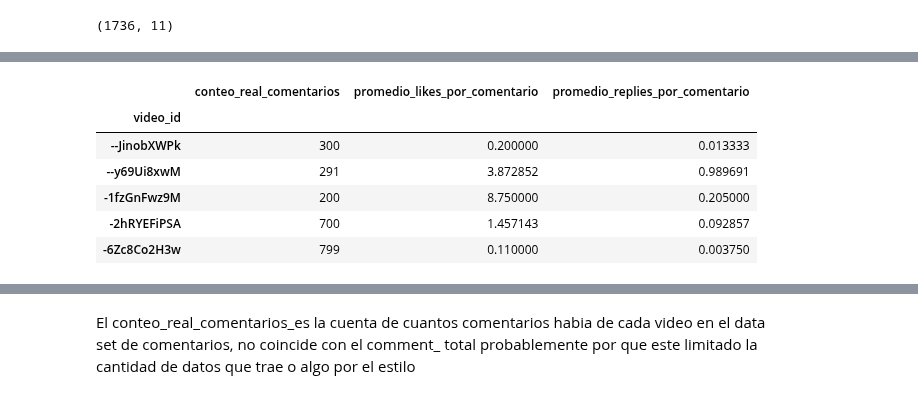
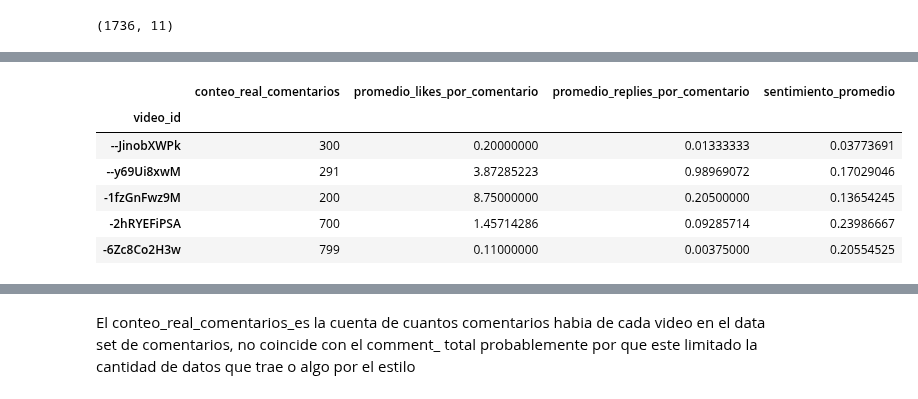
Before and after one commit to JimelopR/-Titulacion-DiplomadoCienciaDeDatos, a Jupyter notebook: Modulo2/Practica2/NotebookInicialPractica2.ipynb, the cells around one changed output, grey strips where cells are left out. Cells and saved outputs as stored; diff of their text form; code cells hidden in the pictures.

```diff
--- a/Modulo2/Practica2/NotebookInicialPractica2.ipynb
+++ b/Modulo2/Practica2/NotebookInicialPractica2.ipynb
@@ -154,0 +192,11 @@ df_video_stats.shape
+# %%
+# Función para obtener solo la polaridad (sentimiento)
+def get_sentiment(text):
+    try:
+        # Convertimos a string por si hay valores nulos o números
+        return TextBlob(str(text)).sentiment.polarity
+    except:
+        return 0
+
+# Aplicamos al dataset original de comentarios
+df_GBcomments['sentiment_score'] = df_GBcomments['comment_text'].apply(get_sentiment)
@@ -155,20 +217,22 @@ df_video_stats.shape
 # %%
 #Resumimos los comentarios
 resumen_comentarios = df_GBcomments.groupby('video_id').agg({
     'comment_text': 'count',      # Total de renglones
     'likes_comment': 'mean',      # Promedio de likes por comentario
-    'replies_comment':'mean'
+    'replies_comment':'mean',
+    'sentiment_score': 'mean'        # Promedio de sentimiento
 }).rename(columns={
     'likes_comment':'promedio_likes_por_comentario',
     'replies_comment':'promedio_replies_por_comentario',
-    'comment_text': 'conteo_real_comentarios'})
+    'comment_text': 'conteo_real_comentarios',
+    'sentiment_score': 'sentimiento_promedio'})
 resumen_comentarios.head(5)
 # %% [output]
-|  | conteo_real_comentarios | promedio_likes_por_comentario | promedio_replies_por_comentario |
-| video_id |  |  |  |
-| --JinobXWPk | 300 | 0.200000 | 0.013333 |
-| --y69Ui8xwM | 291 | 3.872852 | 0.989691 |
-| -1fzGnFwz9M | 200 | 8.750000 | 0.205000 |
-| -2hRYEFiPSA | 700 | 1.457143 | 0.092857 |
-| -6Zc8Co2H3w | 799 | 0.110000 | 0.003750 |
+|  | conteo_real_comentarios | promedio_likes_por_comentario | promedio_replies_por_comentario | sentimiento_promedio |
+| video_id |  |  |  |  |
+| --JinobXWPk | 300 | 0.20000000 | 0.01333333 | 0.03773691 |
+| --y69Ui8xwM | 291 | 3.87285223 | 0.98969072 | 0.17029046 |
+| -1fzGnFwz9M | 200 | 8.75000000 | 0.20500000 | 0.13654245 |
+| -2hRYEFiPSA | 700 | 1.45714286 | 0.09285714 | 0.23986667 |
+| -6Zc8Co2H3w | 799 | 0.11000000 | 0.00375000 | 0.20554525 |
 # %%
```
Also changed, not shown: parts of 57 cells of this notebook.
